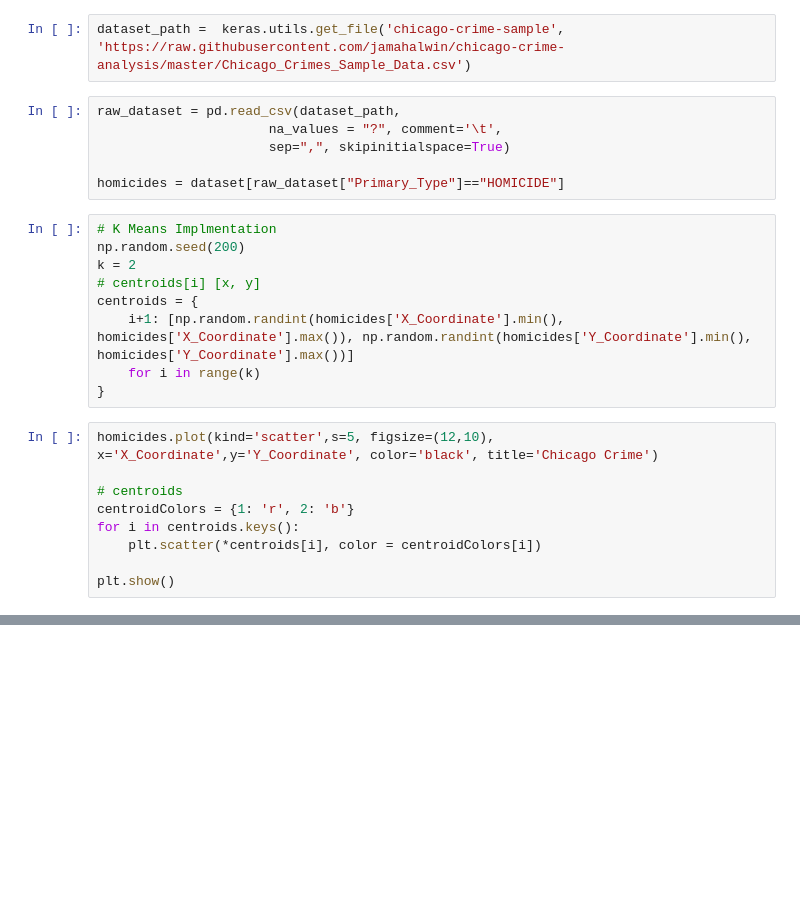
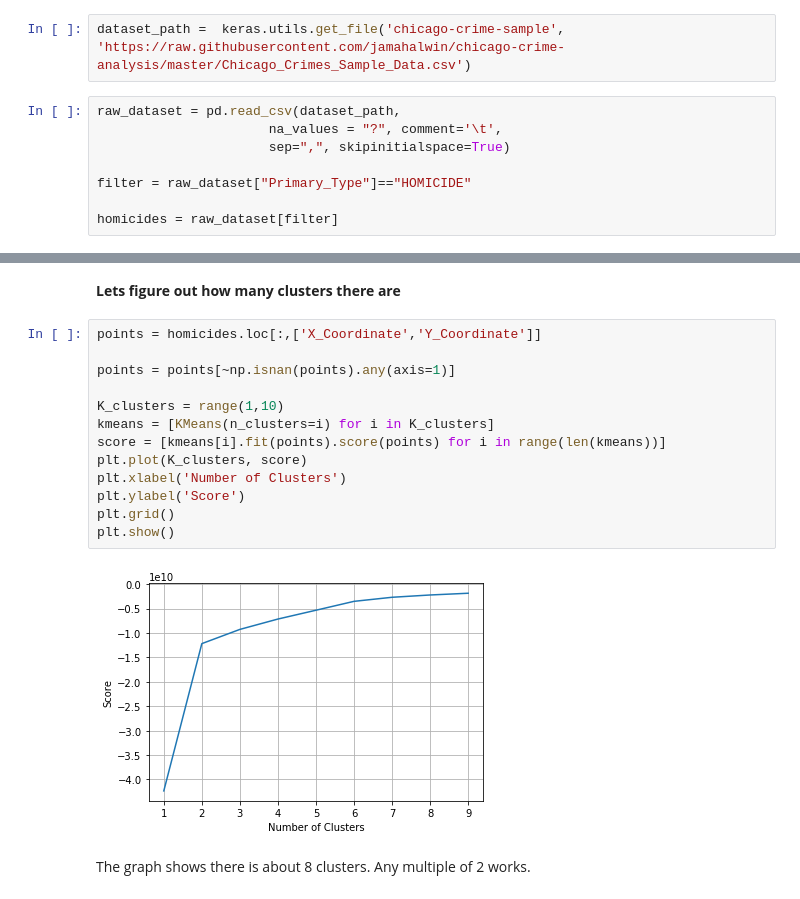
Before and after one commit to jamahalwin/chicago-crime-analysis, a Jupyter notebook: ML_Chicago_Crime.ipynb, the cells around one changed output, grey strips where cells are left out. Drawn from its saved outputs; the diff is of its cells as text; blank space fills up the shorter version.

```diff
--- a/ML_Chicago_Crime.ipynb
+++ b/ML_Chicago_Crime.ipynb
@@ -27,22 +28,6 @@ raw_dataset = pd.read_csv(dataset_path,
                       na_values = "?", comment='\t',
                       sep=",", skipinitialspace=True)
 
-homicides = dataset[raw_dataset["Primary_Type"]=="HOMICIDE"]
+filter = raw_dataset["Primary_Type"]=="HOMICIDE"
+
+homicides = raw_dataset[filter]
-# %%
-# K Means Implmentation
-np.random.seed(200)
-k = 2
-# centroids[i] [x, y]
-centroids = {
-    i+1: [np.random.randint(homicides['X_Coordinate'].min(), homicides['X_Coordinate'].max()), np.random.randint(homicides['Y_Coordinate'].min(), homicides['Y_Coordinate'].max())]
-    for i in range(k)
-}
-# %%
-homicides.plot(kind='scatter',s=5, figsize=(12,10), x='X_Coordinate',y='Y_Coordinate', color='black', title='Chicago Crime')
-
-# centroids
-centroidColors = {1: 'r', 2: 'b'}
-for i in centroids.keys():
-    plt.scatter(*centroids[i], color = centroidColors[i])
-
-plt.show()
@@ -50,0 +34,19 @@ plt.show()
+# %% [markdown]
+**Lets figure out how many clusters there are**
+# %%
+points = homicides.loc[:,['X_Coordinate','Y_Coordinate']]
+
+points = points[~np.isnan(points).any(axis=1)]
+
+K_clusters = range(1,10)
+kmeans = [KMeans(n_clusters=i) for i in K_clusters]
+score = [kmeans[i].fit(points).score(points) for i in range(len(kmeans))]
+plt.plot(K_clusters, score)
+plt.xlabel('Number of Clusters')
+plt.ylabel('Score')
+plt.grid()
+plt.show()
+# %% [output]
+[figure, added]
+# %% [markdown]
+The graph shows there is about 8 clusters. Any multiple of 2 works.
```
Also changed, not shown: parts of 4 cells of this notebook.
